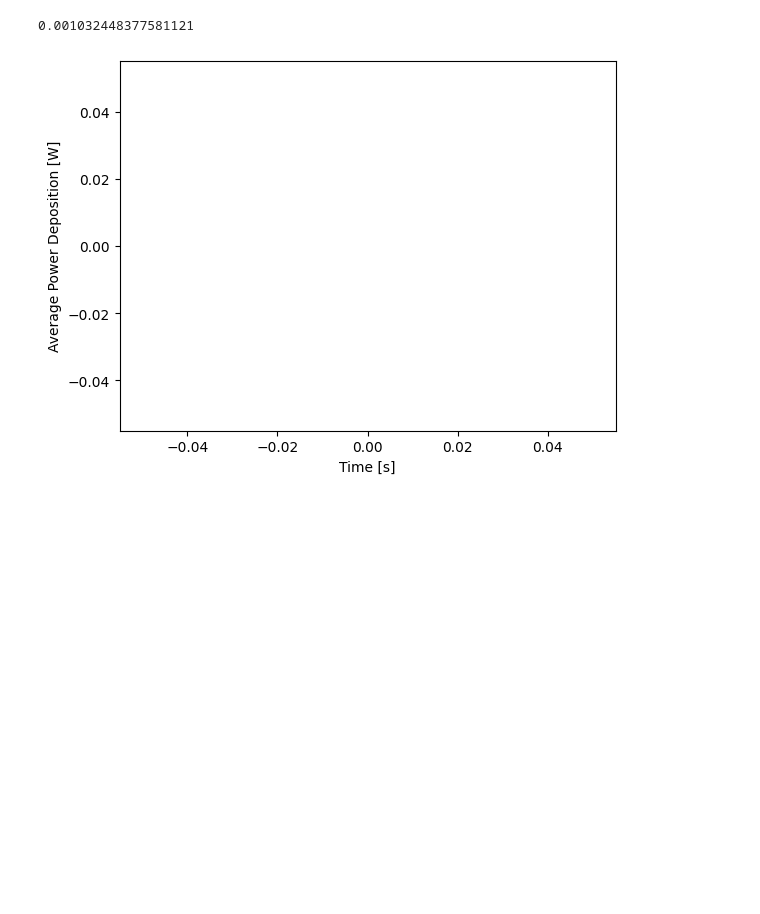
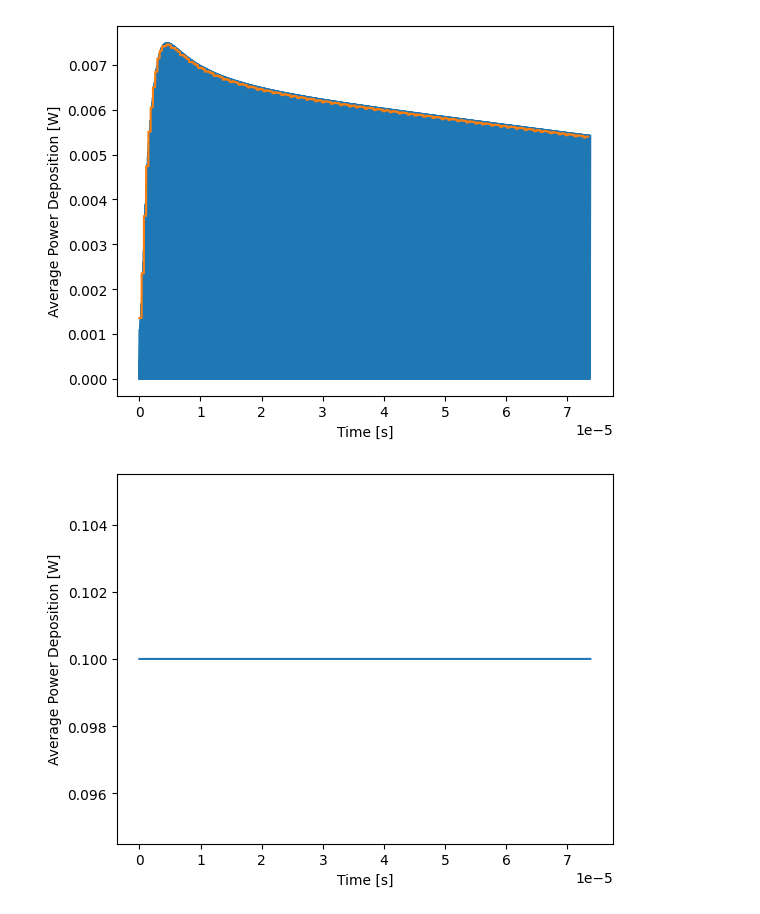
Before and after one commit to gsgall/zapdos, a Jupyter notebook: argon/post_process.ipynb, the cells around one changed output. Saved outputs shown, nothing was run; the diff lists cells and outputs as text; code cells hidden in the pictures; blank space fills up the shorter version.

Commit message:
Cost Jet Modeling Abandoned and now working on power regulation for an argon case presented in class

```diff
--- a/argon/post_process.ipynb
+++ b/argon/post_process.ipynb
@@ -2,26 +2,40 @@
 import pandas as pd
 import matplotlib.pyplot as plt
 # %%
-data = pd.read_csv("./argons_test_out.csv")
-
-period_end = 1 / 13.56e6
-print(period_end * 14000)
+data = pd.read_csv("./argon_out.csv")
-# %% [output]
-0.001032448377581121
 # %%
 length = 30e-3
 depth = 1e-3
 end_idx = 180
 periods = 14000
 plt.figure()
 # for i in range(periods):
 #   plt.axvline(i * 1 / 13.56e6 + 3.7e-9, linestyle="dashed", c="k")
-
-plt.plot(data["time"], data["mean_periodic_power_dep"])
-
+steps_per_period = int(5 * (1 / 13.56e6) / 1e-9) + 1
+plt.plot(data["time"], data["mean_periodic_power"])
+plt.plot(data["time"][:-steps_per_period], data["multi_period"][steps_per_period:])
+# plt.ylim(bottom=0.2)
 # plt.xlim(left=9.99e-4, right=1e-3)
 plt.xlabel("Time [s]")
 plt.ylabel("Average Power Deposition [W]")
+# plt.axvline(100 / 13.56e6)
+# plt.xlim(left=3e-5, right=4e-5)
 plt.show()
+
+
+plt.figure()
+plt.plot(data["time"], data["voltage"])
+plt.xlabel("Time [s]")
+plt.ylabel("Average Power Deposition [W]")
+plt.show()
+
+
+plt.figure()
+plt.plot(data["time"], data["total_electron_density"], label="e")
+plt.plot(data["time"], data["total_Ar+_density"], label="Ar+")
+# plt.plot(data["time"], data["total_Ar*_density"], label="Ar*")
+plt.legend()
+plt.show()
 # %% [output]
-[figure, old version]
+[figure, new version]
+[figure, added]
```
Also changed, not shown: parts of 1 cell of this notebook, 39 other files.
